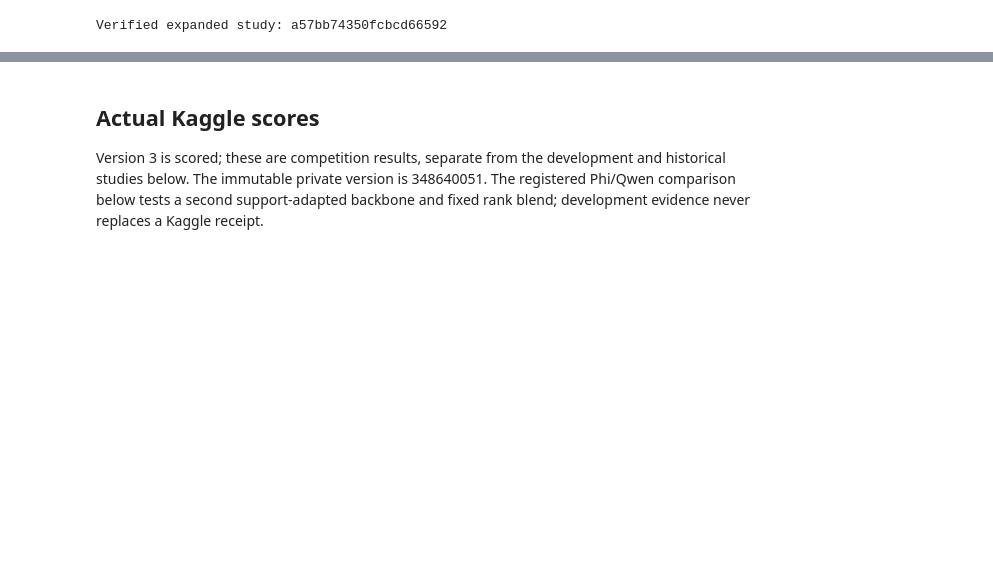
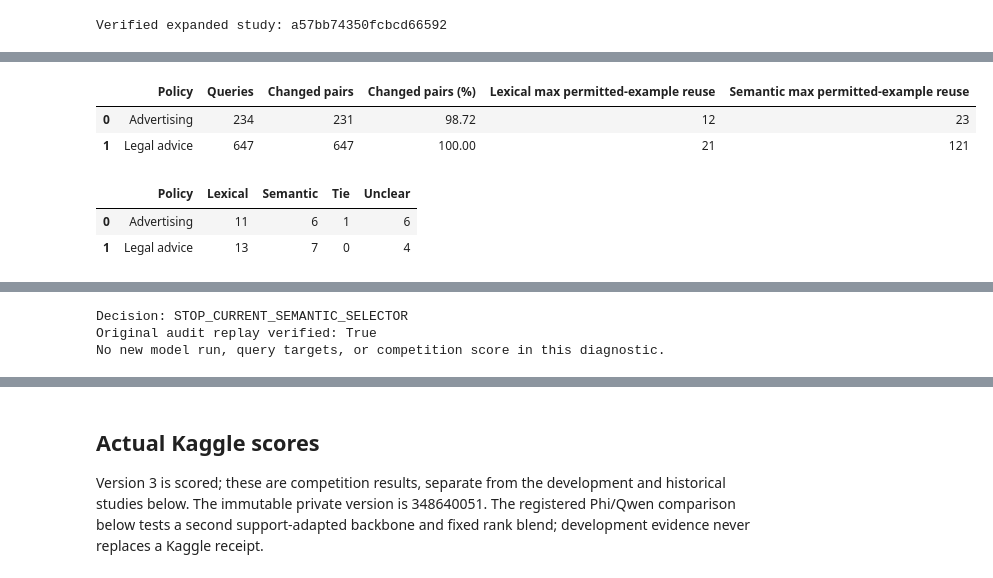
Before and after one commit to alvaromendizabal/jigsaw-rule-classifier, a Jupyter notebook: notebooks/02_baseline_and_review.ipynb, the cells around one changed output, grey strips where cells are left out. Saved outputs shown, nothing was run; the diff lists cells and outputs as text; code cells hidden in the pictures; blank space fills up the shorter version.

Commit message:
Publish completed support-selection diagnostic in canonical notebooks

```diff
--- a/notebooks/02_baseline_and_review.ipynb
+++ b/notebooks/02_baseline_and_review.ipynb
@@ -76,0 +83,19 @@ Verified expanded study: a57bb74350fcbcd66592
+# %%
+from scripts.build_support_selection_report import evidence as selection_evidence
+from scripts.build_support_selection_report import tables as selection_tables
+from scripts.build_support_selection_report import display_review
+selection = selection_evidence(root)
+selection_rows, review_rows = selection_tables(selection)
+display(pd.DataFrame(selection_rows))
+display(pd.DataFrame(review_rows).rename(columns=str.title))
+display_review(selection)
+print('Decision:', selection['review_decision']['decision'])
+print('Original audit replay verified:', selection['replay_check']['completed_result_reused'])
+print('No new model run, query targets, or competition score in this diagnostic.')
+# %% [output]
+|  | Policy | Queries | Changed pairs | Changed pairs (%) | Lexical max permitted-example reuse | Semantic max permitted-example reuse |
+| 0 | Advertising | 234 | 231 | 98.72 | 12 | 23 |
+| 1 | Legal advice | 647 | 647 | 100.00 | 21 | 121 |
+|  | Policy | Lexical | Semantic | Tie | Unclear |
+| 0 | Advertising | 11 | 6 | 1 | 6 |
+| 1 | Legal advice | 13 | 7 | 0 | 4 |
@@ -76,0 +103,3 @@ Verified expanded study: a57bb74350fcbcd66592
+Decision: STOP_CURRENT_SEMANTIC_SELECTOR
+Original audit replay verified: True
+No new model run, query targets, or competition score in this diagnostic.
```
Also changed, not shown: parts of 11 cells of this notebook, 32 other files.
